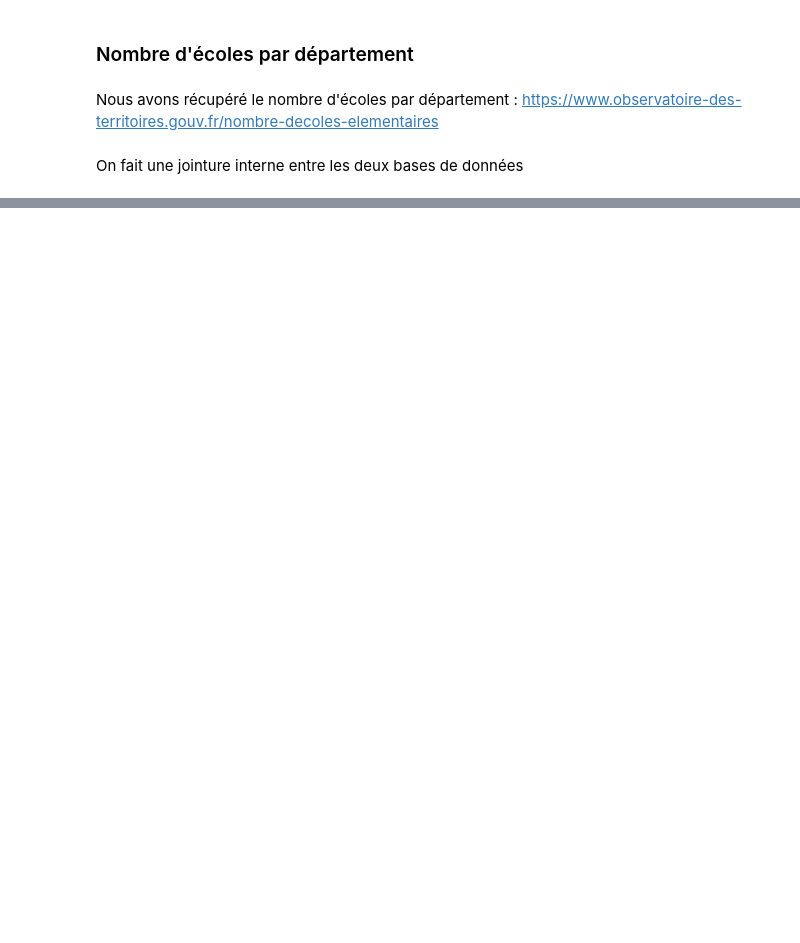
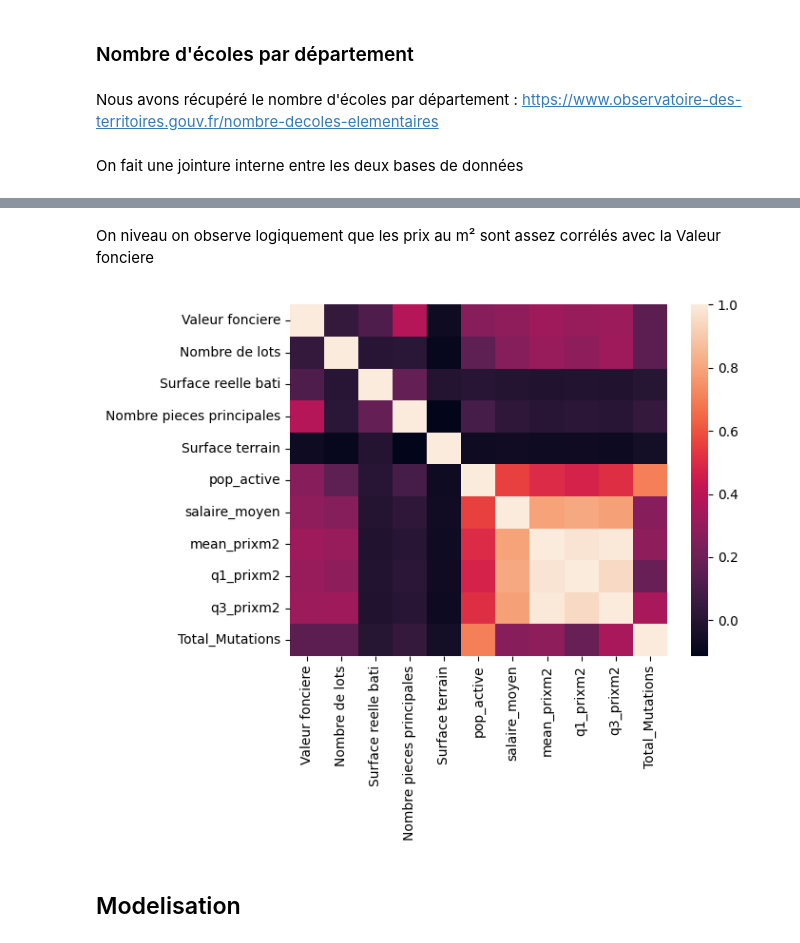
Before and after one commit to cvarrei/MachineLearning_ValeurFoncieres, a Jupyter notebook: rapport_analyse_V0.ipynb, the cells around one changed output, grey strips where cells are left out. Drawn from its saved outputs; the diff is of its cells as text; code cells hidden in the pictures; blank space fills up the shorter version.

```diff
--- a/rapport_analyse_V0.ipynb
+++ b/rapport_analyse_V0.ipynb
@@ -672,0 +410,5 @@ df6  = pd.merge(df5, ecole, on="nom_departement", how='inner')
+# %%
+prixmC = pd.read_csv("Data/m2.csv",sep=',')
+# %%
+# On fait une jointure interne entre les deux bases de données
+df6  = pd.merge(df5, prixmC, on="nom_departement", how='inner')
@@ -672,0 +419,5 @@ df6  = pd.merge(df5, ecole, on="nom_departement", how='inner')
+# %%
+nbventes = pd.read_csv("Data/nbre_ventes.csv",sep=',')
+# %%
+# On fait une jointure interne entre les deux bases de données
+df6  = pd.merge(df6, nbventes, on="nom_departement", how='inner')
@@ -672,0 +430,10 @@ df6  = pd.merge(df5, ecole, on="nom_departement", how='inner')
+# %% [markdown]
+On niveau on observe  logiquement que les prix au m² sont assez corrélés avec la Valeur fonciere
+# %%
+# On crée une matrice de corrélation
+matrix = df6.loc[:,['Valeur fonciere', 'Nombre de lots', 'Surface reelle bati', 'Nombre pieces principales', 'Surface terrain', "pop_active", "salaire_moyen","mean_prixm2","q1_prixm2","q3_prixm2","Total_Mutations"]].corr()
+sns.heatmap(matrix);
+# %% [output]
+[figure, added]
+# %% [markdown]
+## Modelisation
```
Also changed, not shown: parts of 42 cells of this notebook, 3 other files.
